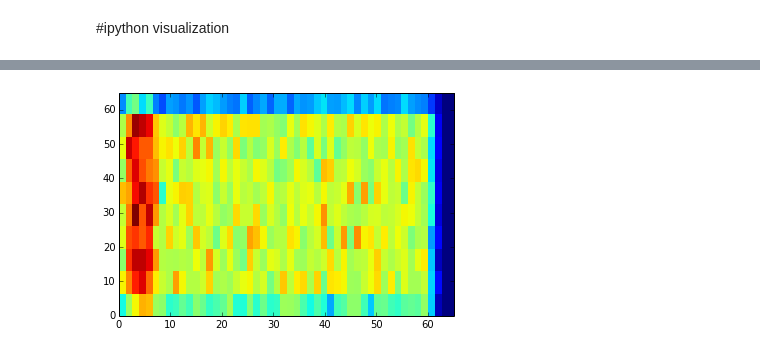
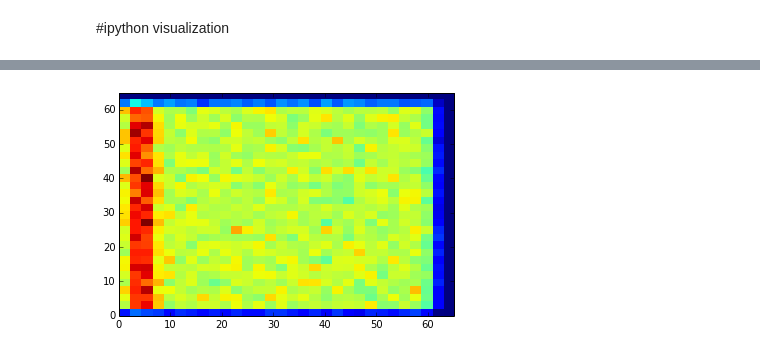
Before and after one commit to BladeCarrier/throw_events_upon_storage, a Jupyter notebook: main_notebook.ipynb, the cells around one changed output, grey strips where cells are left out. Cells and saved outputs as stored; diff of their text form; code cells hidden in the pictures.

```diff
--- a/main_notebook.ipynb
+++ b/main_notebook.ipynb
@@ -169,10 +169,10 @@ Wall time: 193 ms
 # %%
 %%time
 xmin,xmax = 0,65
-xbins = 50
+xbins = 30
 xname = "hcalEnergy"
 ymin,ymax = 0,65
-ybins = 10
+ybins = 30
 yname = "muonHits"
-_=visualize.plot_2d_hist(xname,xmin,xmax,xbins,yname,ymin,ymax,ybins,es,index="run*")
+_=visualize.draw_2d_hist_from_es(xname,xmin,xmax,xbins,yname,ymin,ymax,ybins,es,index="run*")
 # %% [output]
@@ -181,2 +181,2 @@ Wall time: 105 ms
-[figure, old version]
+[figure, new version]
 # %%
```
Also changed, not shown: parts of 5 cells of this notebook.
